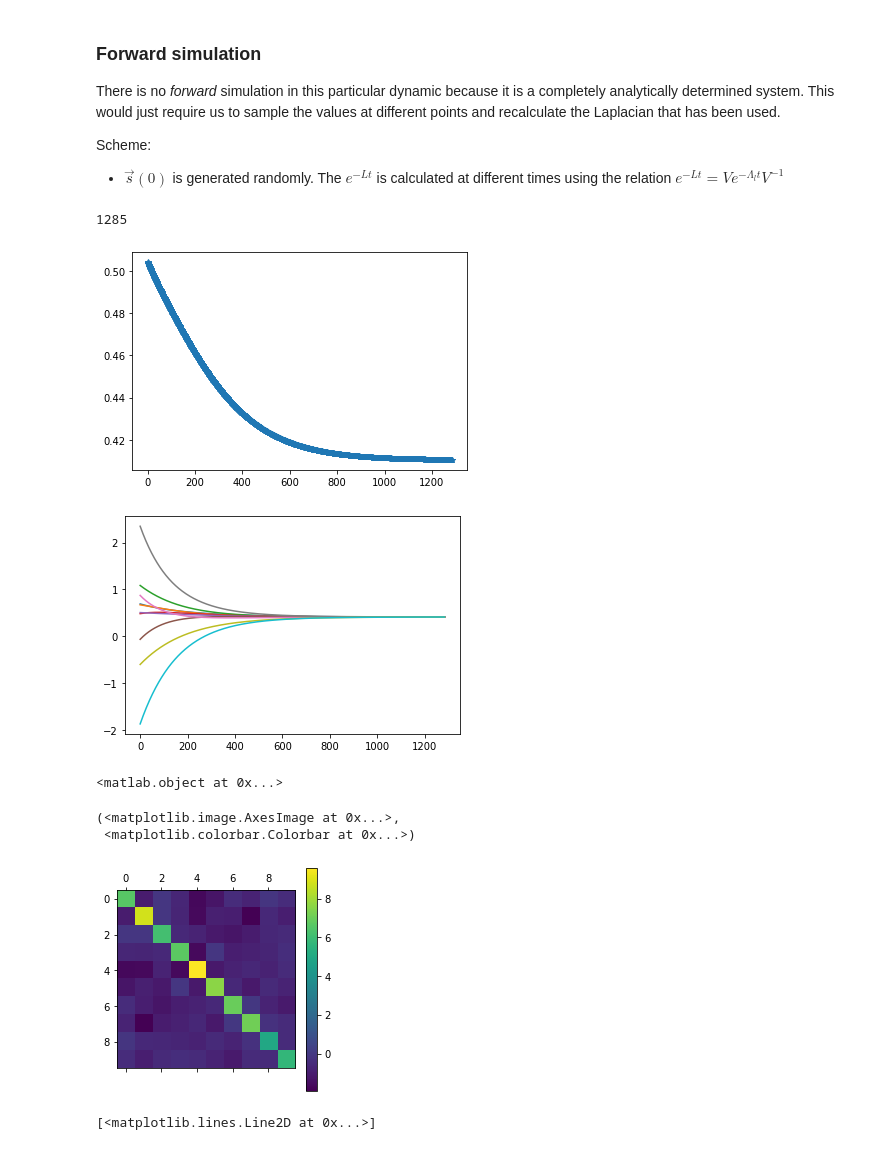
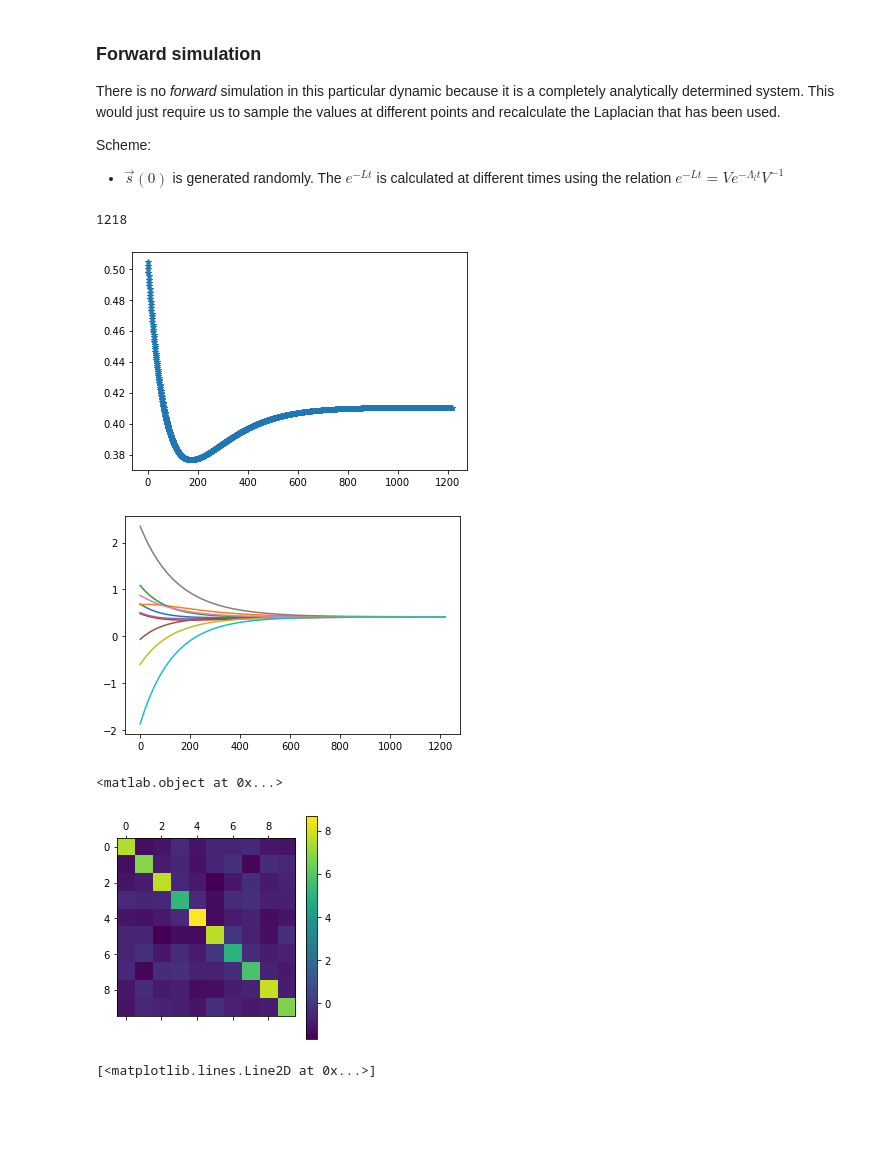
Before and after one commit to ashuthosh-bharadwaj/Research, a Jupyter notebook: Simulation3/Heat_learn.ipynb, the cells around one changed output. Cells and saved outputs as stored; diff of their text form; code cells hidden in the pictures; blank space fills up the shorter version.

```diff
--- a/Simulation3/Heat_learn.ipynb
+++ b/Simulation3/Heat_learn.ipynb
@@ -68,7 +68,7 @@ Scheme:
 # %%
 N = 10
 # T = 1000
-d, a = Store(N)
+d, a = Store(10,N)
 # d, a  = "./Deg.pkl", "./Adj.pkl"
 D, A = pkl.load(open(d,"rb")), pkl.load(open(a,"rb"))
 L = D - A
@@ -117,13 +117,13 @@ X0 = [(Samples[i])[4] for i in range(len(Samples))]
 plot(X0,'*')
 len(X0)
 # %% [output]
-1285
+1218
-[figure, old version]
+[figure, new version]
 # %%
 for j in range(N):
     plot([(Samples[i])[j] for i in range(len(SampleswoN))])
 # %% [output]
-[figure, old version]
+[figure, new version]
 # %%
 MATLAB.workspace['t'] = matlab.int32([T])
 for j in range(N):
@@ -136,11 +136,9 @@ MATLAB.ylabel("Heat value")
 # %% [output]
 <matlab.object at 0x...>
 # %%
-matshow(L), colorbar()
+fig = matshow(L), colorbar()
 # %% [output]
-(<matplotlib.image.AxesImage at 0x...>,
- <matplotlib.colorbar.Colorbar at 0x...>)
-[figure, old version]
+[figure, new version]
 # %%
 k = 1
 samples = [Samples[k*i] for i in range(T//k)]
```
Also changed, not shown: parts of 1 cell of this notebook, 10 other files.
